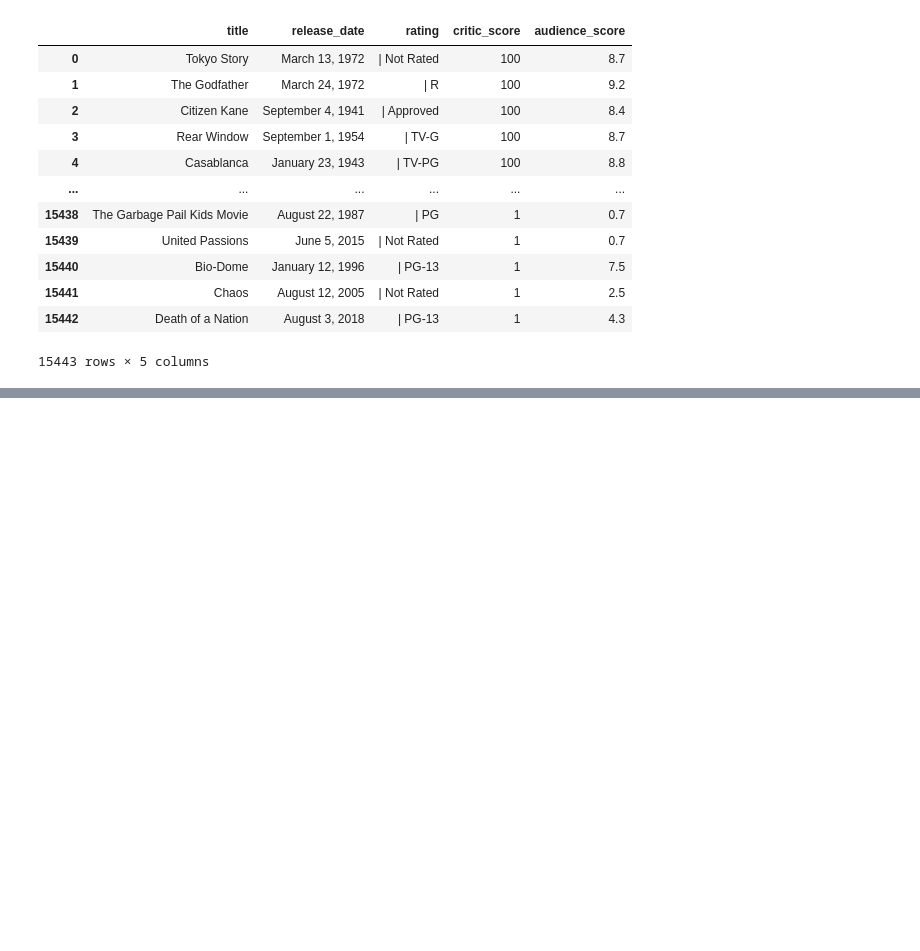
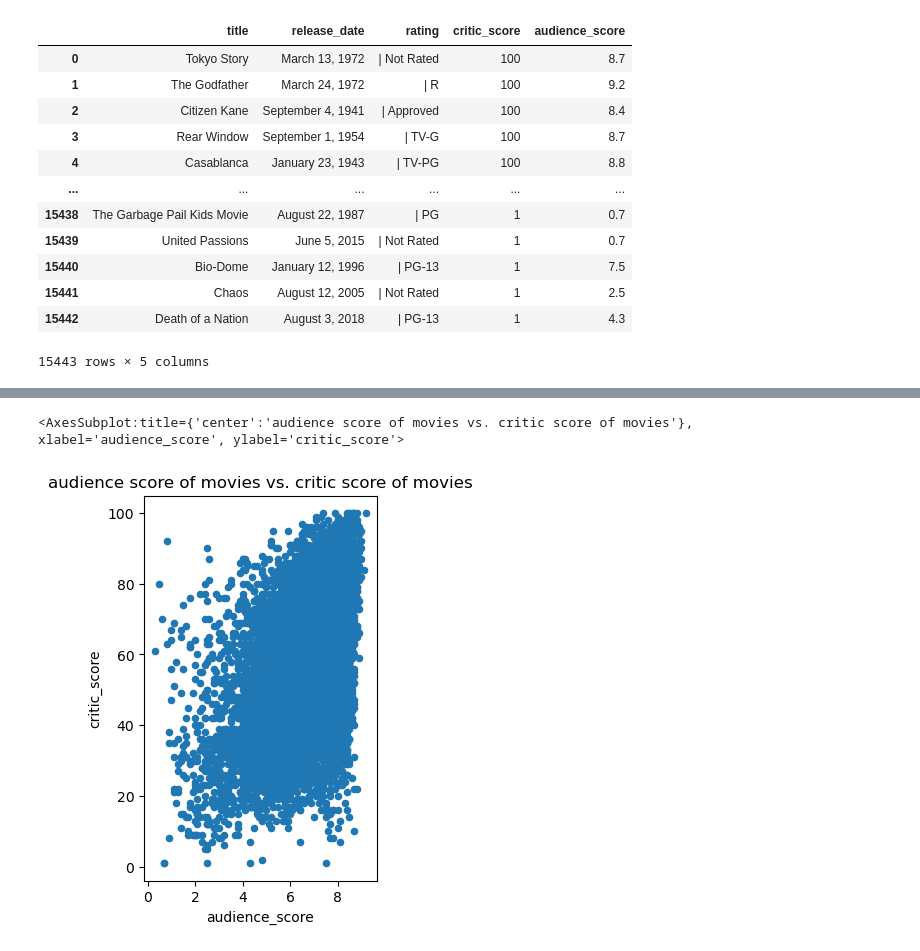
Before and after one commit to Hodgdonc/COS_482_Project, a Jupyter notebook: metacritic_webscraping.ipynb, the cells around one changed output, grey strips where cells are left out. Saved outputs shown, nothing was run; the diff lists cells and outputs as text; code cells hidden in the pictures; blank space fills up the shorter version.

```diff
--- a/metacritic_webscraping.ipynb
+++ b/metacritic_webscraping.ipynb
@@ -122,0 +193,6 @@ Index: []
+# %%
+df2_no_NaN.plot(x='audience_score', y='critic_score', kind='scatter', figsize=(3,5),
+        title='audience score of movies vs. critic score of movies')
+# %% [output]
+<AxesSubplot:title={'center':'audience score of movies vs. critic score of movies'}, xlabel='audience_score', ylabel='critic_score'>
+[figure, added]
```
Also changed, not shown: parts of 5 cells of this notebook, 1 other file.
